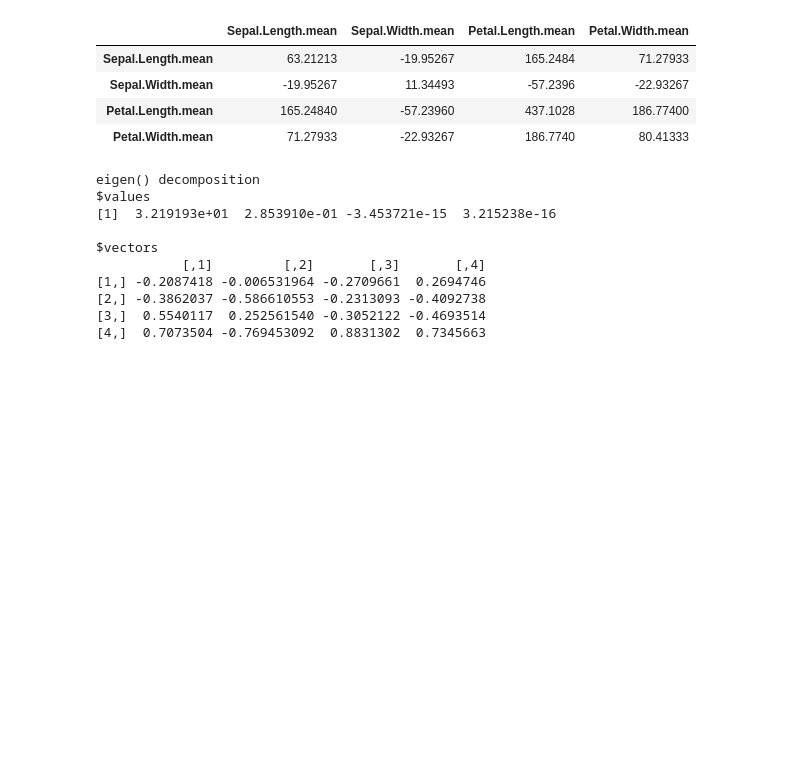
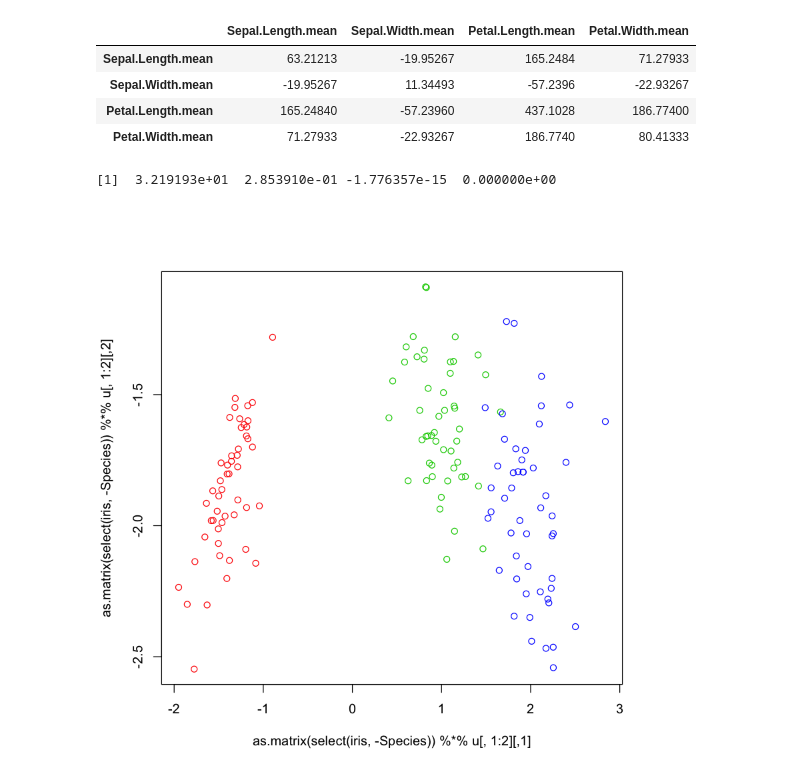
Before and after one commit to garciparedes/r-examples, a Jupyter notebook: notebooks/within-between-variance-decomposition.ipynb, the cells around one changed output. Cells and saved outputs as stored; diff of their text form; code cells hidden in the pictures; blank space fills up the shorter version.

Commit message:
Added plot

```diff
--- a/notebooks/within-between-variance-decomposition.ipynb
+++ b/notebooks/within-between-variance-decomposition.ipynb
@@ -97,15 +97,14 @@ W.3 <- t(t(t(select(iris, -Species)[101:150,]) - group.means[3,])) %*% t(t(selec
 | Petal.Length.mean | 165.24840 | -57.23960 | 437.1028 | 186.77400 |
 | Petal.Width.mean | 71.27933 | -22.93267 | 186.7740 | 80.41333 |
 # %%
-eigen(solve(W) %*% B)
+u <- eigen(solve(W) %*% B)$vectors
-# %% [output]
-eigen() decomposition
-$values
-[1]  3.219193e+01  2.853910e-01 -3.453721e-15  3.215238e-16
-
-$vectors
-           [,1]         [,2]       [,3]       [,4]
-[1,] -0.2087418 -0.006531964 -0.2709661  0.2694746
-[2,] -0.3862037 -0.586610553 -0.2313093 -0.4092738
-[3,]  0.5540117  0.252561540 -0.3052122 -0.4693514
-[4,]  0.7073504 -0.769453092  0.8831302  0.7345663
+# %%
+diag(t(u) %*% (solve(W) %*% B) %*% u)
+# %% [output]
+[1]  3.219193e+01  2.853910e-01 -1.776357e-15  0.000000e+00
+# %%
+
+plot(as.matrix(select(iris, -Species)) %*% u[,1:2],
+     col = as.numeric(iris[,5])+1)
+# %% [output]
+[figure, added]
```
